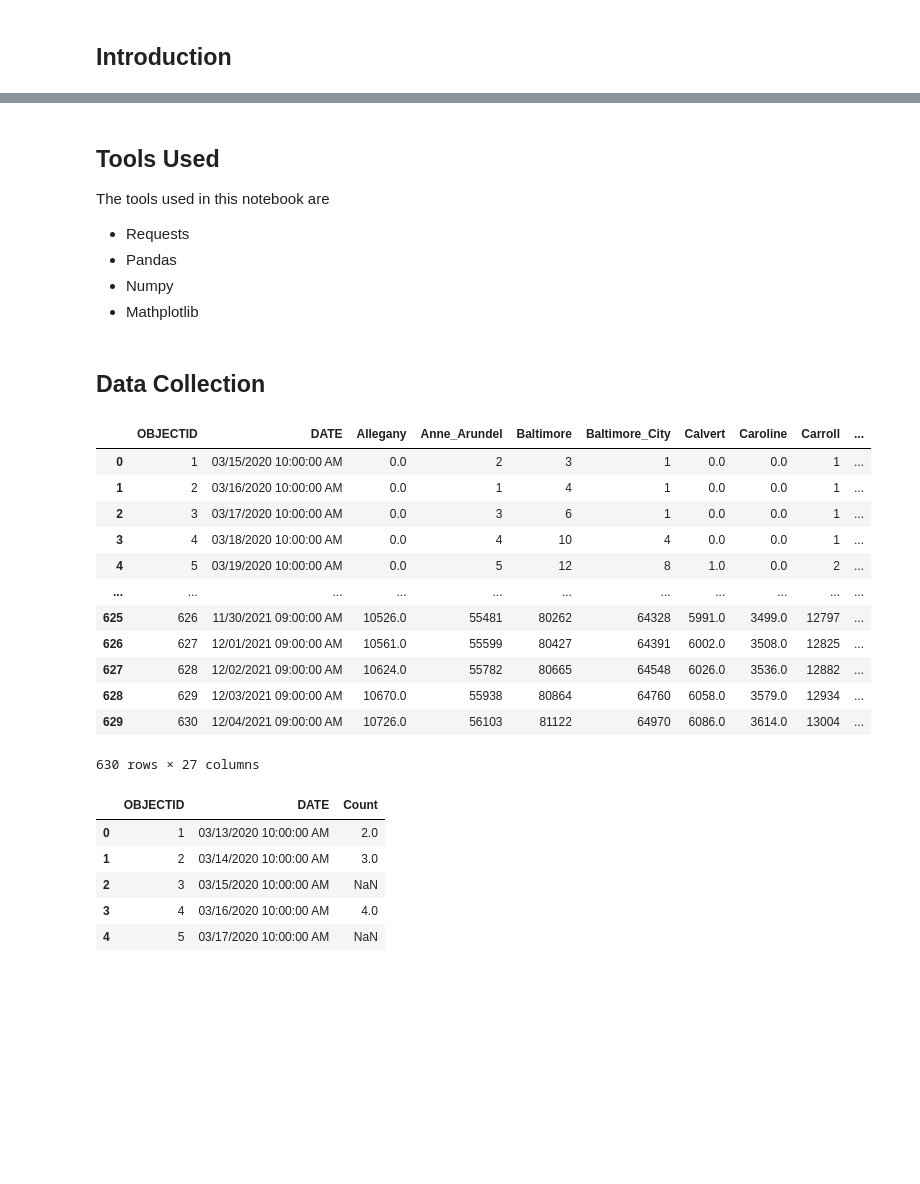
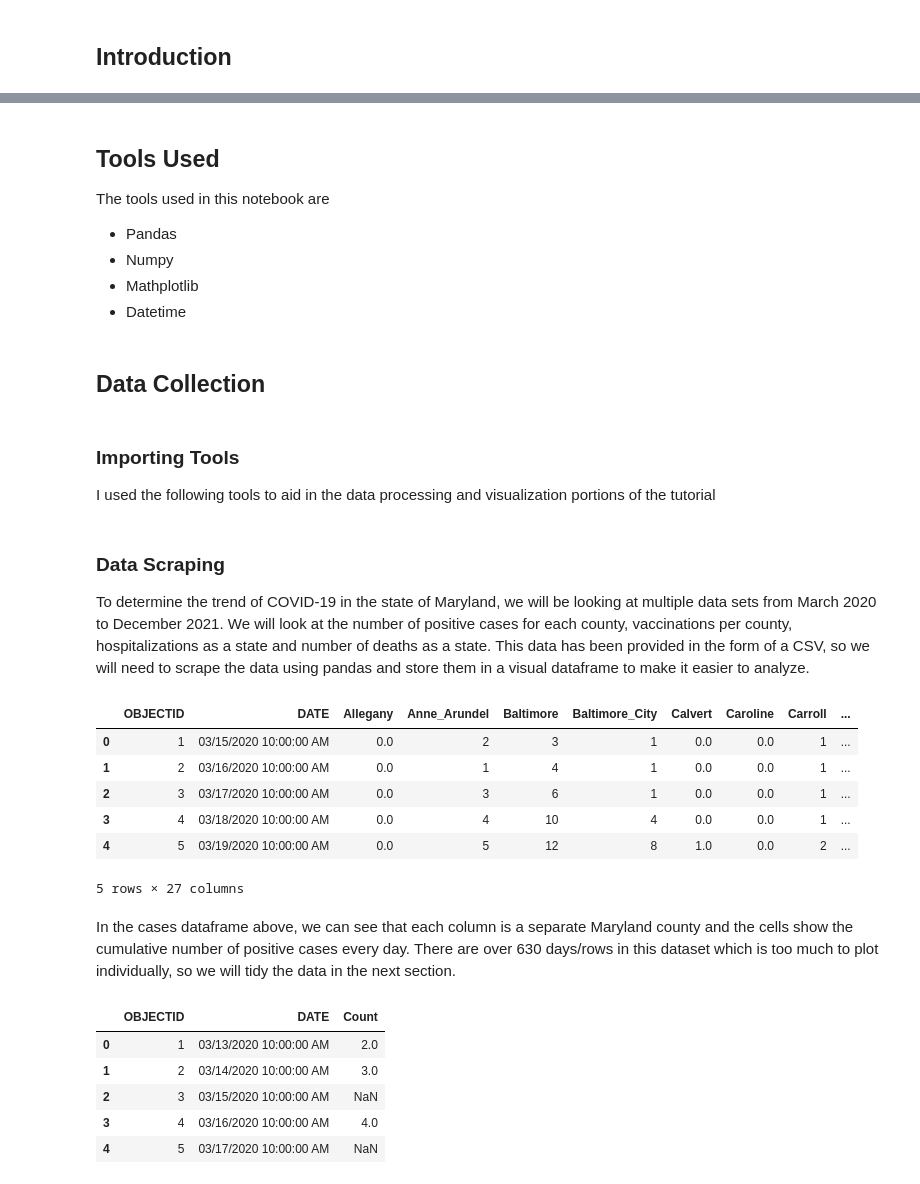
Before and after one commit to emahgoub/emahgoub.github.io, a Jupyter notebook: index.ipynb, the cells around one changed output, grey strips where cells are left out. Saved outputs shown, nothing was run; the diff lists cells and outputs as text; code cells hidden in the pictures; blank space fills up the shorter version.

```diff
--- a/index.ipynb
+++ b/index.ipynb
@@ -6,12 +34,15 @@ By Esra Mahgoub
 # %% [markdown]
 ## Tools Used
 The tools used in this notebook are
-- Requests
 - Pandas
 - Numpy
 - Mathplotlib
+- Datetime
 # %% [markdown]
 ## Data Collection
+# %% [markdown]
+### Importing Tools
+I used the following tools to aid in the data processing and visualization portions of the tutorial
 # %%
 import pandas as pd
 import numpy as np
@@ -22,23 +53,23 @@ from statsmodels.formula.api import ols
 import datetime
 from matplotlib import pyplot, dates, figure
 from datetime import datetime
+# %% [markdown]
+### Data Scraping
+To determine the trend of COVID-19 in the state of Maryland, we will be looking at multiple data sets from March 2020 to December 2021. We will look at the number of positive cases for each county, vaccinations per county, hospitalizations as a state and number of deaths as a state. This data has been provided in the form of a CSV, so we will need to scrape the data using pandas and store them in a visual dataframe to make it easier to analyze.
 # %%
-# The cumulative number of positive COVID-19 cases among Maryland residents within a single Maryland jurisdiction
+# The cumulative number of positive COVID-19 cases categorized by Maryland county over time.
+
 cases = pd.read_csv('MD_COVID-19_-_Cases_by_County.csv')
-cases = cases.fillna(0) # need to fill NaN with 0 to show that 0 new cases were discovered
-cases
+cases = cases.fillna(0) # need to fill NaN cells with 0 to show that 0 new cases were discovered that day
+cases.head()
 # %% [output]
 |  | OBJECTID | DATE | Allegany | Anne_Arundel | Baltimore | Baltimore_City | Calvert | Caroline | Carroll | ... |
 | 0 | 1 | 03/15/2020 10:00:00 AM | 0.0 | 2 | 3 | 1 | 0.0 | 0.0 | 1 | ... |
 | 1 | 2 | 03/16/2020 10:00:00 AM | 0.0 | 1 | 4 | 1 | 0.0 | 0.0 | 1 | ... |
 | 2 | 3 | 03/17/2020 10:00:00 AM | 0.0 | 3 | 6 | 1 | 0.0 | 0.0 | 1 | ... |
 | 3 | 4 | 03/18/2020 10:00:00 AM | 0.0 | 4 | 10 | 4 | 0.0 | 0.0 | 1 | ... |
 | 4 | 5 | 03/19/2020 10:00:00 AM | 0.0 | 5 | 12 | 8 | 1.0 | 0.0 | 2 | ... |
-| ... | ... | ... | ... | ... | ... | ... | ... | ... | ... | ... |
-| 625 | 626 | 11/30/2021 09:00:00 AM | 10526.0 | 55481 | 80262 | 64328 | 5991.0 | 3499.0 | 12797 | ... |
-| 626 | 627 | 12/01/2021 09:00:00 AM | 10561.0 | 55599 | 80427 | 64391 | 6002.0 | 3508.0 | 12825 | ... |
-| 627 | 628 | 12/02/2021 09:00:00 AM | 10624.0 | 55782 | 80665 | 64548 | 6026.0 | 3536.0 | 12882 | ... |
-| 628 | 629 | 12/03/2021 09:00:00 AM | 10670.0 | 55938 | 80864 | 64760 | 6058.0 | 3579.0 | 12934 | ... |
-| 629 | 630 | 12/04/2021 09:00:00 AM | 10726.0 | 56103 | 81122 | 64970 | 6086.0 | 3614.0 | 13004 | ... |
-630 rows × 27 columns
+5 rows × 27 columns
+# %% [markdown]
+In the cases dataframe above, we can see that each column is a separate Maryland county and the cells show the cumulative number of positive cases every day. There are over 630 days/rows in this dataset which is too much to plot individually, so we will tidy the data in the next section.
 # %%
```
Also changed, not shown: parts of 45 cells of this notebook, 1 other file.
